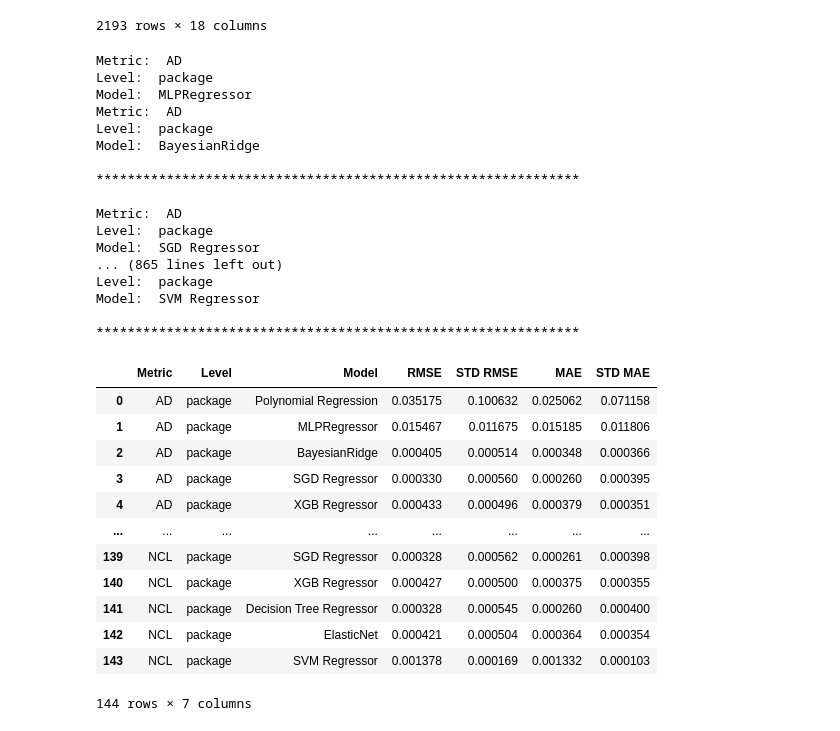
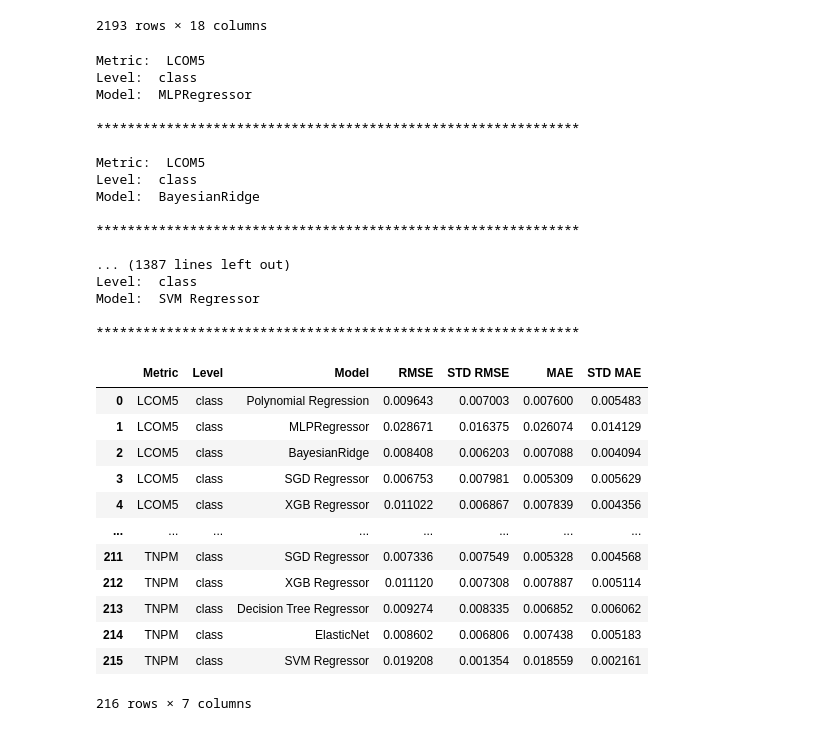
Before and after one commit to NeuralClassifier/ReusabilityRate_ML, a Jupyter notebook: CMPUT_663_ReuseRate_ML.ipynb, the cells around one changed output. Saved outputs shown, nothing was run; the diff lists cells and outputs as text; code cells hidden in the pictures.

```diff
--- a/CMPUT_663_ReuseRate_ML.ipynb
+++ b/CMPUT_663_ReuseRate_ML.ipynb
@@ -35,3 +35,4 @@ Unpacking objects: 100% (32/32), done.
 # %%
-df = pd.read_excel('/content/ReusabilityRate_ML/DataSets/packages.xlsx')
+df = pd.read_excel('/content/ReusabilityRate_ML/DataSets/classes.xlsx')
 df.drop(['Unnamed: 0'],axis=1,inplace=True)
+df
@@ -70,7 +69,7 @@ df.iloc[:,3:-1]
 # %%
 warnings.filterwarnings('ignore')
 class ReuseTradML:
-  def __init__(self,data,level):
+  def __init__(self,level):
     self.ml_algo_list = ['Polynomial Regression',
                          'MLPRegressor',
                          'BayesianRidge',
@@ -87,6 +86,8 @@ class ReuseTradML:
 
     if self.level == 'package':
       target_scaler = MinMaxScaler()
+      data = pd.read_excel('/content/ReusabilityRate_ML/DataSets/packages.xlsx')
+      data.drop(['Unnamed: 0'],axis=1,inplace=True)
       df = data.iloc[:,3:-1]
       self.data_columns = df.columns
       self.X_np = np.array(df)
@@ -103,6 +104,8 @@ class ReuseTradML:
 
     elif self.level == 'class':
       target_scaler = MinMaxScaler()
+      data = pd.read_excel('/content/ReusabilityRate_ML/DataSets/classes.xlsx')
+      data.drop(['Unnamed: 0'],axis=1,inplace=True)
       df = data.iloc[:,3:-1]
       self.data_columns = df.columns
       self.X_np = np.array(df)
@@ -297,38 +300,38 @@ class ReuseTradML:
     return res_df
 # %%
 warnings.filterwarnings('ignore')
-rtm=ReuseTradML(df,level='package')
+rtm=ReuseTradML(level='class')
 res=rtm.apply_ml()
 res
 # %% [output]
-Metric:  AD
-Level:  package
+Metric:  LCOM5
+Level:  class
 Model:  MLPRegressor
-Metric:  AD
-Level:  package
+
+**************************************************************
+
+Metric:  LCOM5
+Level:  class
 Model:  BayesianRidge
 
 **************************************************************
 
-Metric:  AD
-Level:  package
-Model:  SGD Regressor
-... (865 lines left out)
-Level:  package
+... (1387 lines left out)
+Level:  class
 Model:  SVM Regressor
 
 **************************************************************
 |  | Metric | Level | Model | RMSE | STD RMSE | MAE | STD MAE |
-| 0 | AD | package | Polynomial Regression | 0.035175 | 0.100632 | 0.025062 | 0.071158 |
-| 1 | AD | package | MLPRegressor | 0.015467 | 0.011675 | 0.015185 | 0.011806 |
-| 2 | AD | package | BayesianRidge | 0.000405 | 0.000514 | 0.000348 | 0.000366 |
-| 3 | AD | package | SGD Regressor | 0.000330 | 0.000560 | 0.000260 | 0.000395 |
-| 4 | AD | package | XGB Regressor | 0.000433 | 0.000496 | 0.000379 | 0.000351 |
+| 0 | LCOM5 | class | Polynomial Regression | 0.009643 | 0.007003 | 0.007600 | 0.005483 |
+| 1 | LCOM5 | class | MLPRegressor | 0.028671 | 0.016375 | 0.026074 | 0.014129 |
+| 2 | LCOM5 | class | BayesianRidge | 0.008408 | 0.006203 | 0.007088 | 0.004094 |
+| 3 | LCOM5 | class | SGD Regressor | 0.006753 | 0.007981 | 0.005309 | 0.005629 |
+| 4 | LCOM5 | class | XGB Regressor | 0.011022 | 0.006867 | 0.007839 | 0.004356 |
 | ... | ... | ... | ... | ... | ... | ... | ... |
-| 139 | NCL | package | SGD Regressor | 0.000328 | 0.000562 | 0.000261 | 0.000398 |
-| 140 | NCL | package | XGB Regressor | 0.000427 | 0.000500 | 0.000375 | 0.000355 |
-| 141 | NCL | package | Decision Tree Regressor | 0.000328 | 0.000545 | 0.000260 | 0.000400 |
-| 142 | NCL | package | ElasticNet | 0.000421 | 0.000504 | 0.000364 | 0.000354 |
-| 143 | NCL | package | SVM Regressor | 0.001378 | 0.000169 | 0.001332 | 0.000103 |
+| 211 | TNPM | class | SGD Regressor | 0.007336 | 0.007549 | 0.005328 | 0.004568 |
+| 212 | TNPM | class | XGB Regressor | 0.011120 | 0.007308 | 0.007887 | 0.005114 |
+| 213 | TNPM | class | Decision Tree Regressor | 0.009274 | 0.008335 | 0.006852 | 0.006062 |
+| 214 | TNPM | class | ElasticNet | 0.008602 | 0.006806 | 0.007438 | 0.005183 |
+| 215 | TNPM | class | SVM Regressor | 0.019208 | 0.001354 | 0.018559 | 0.002161 |
-144 rows × 7 columns
+216 rows × 7 columns
 # %%
```
Also changed, not shown: parts of 4 cells of this notebook.
